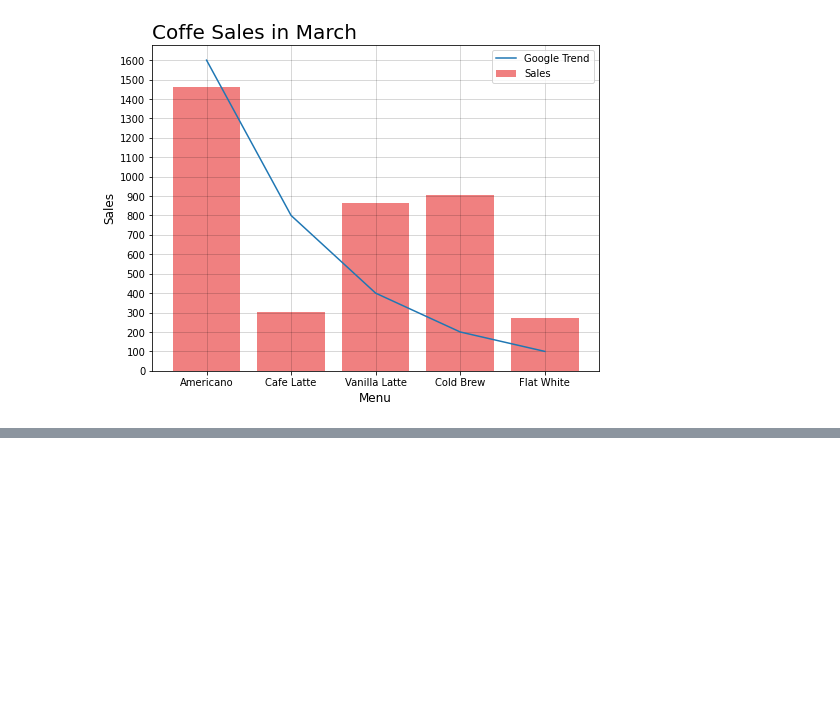
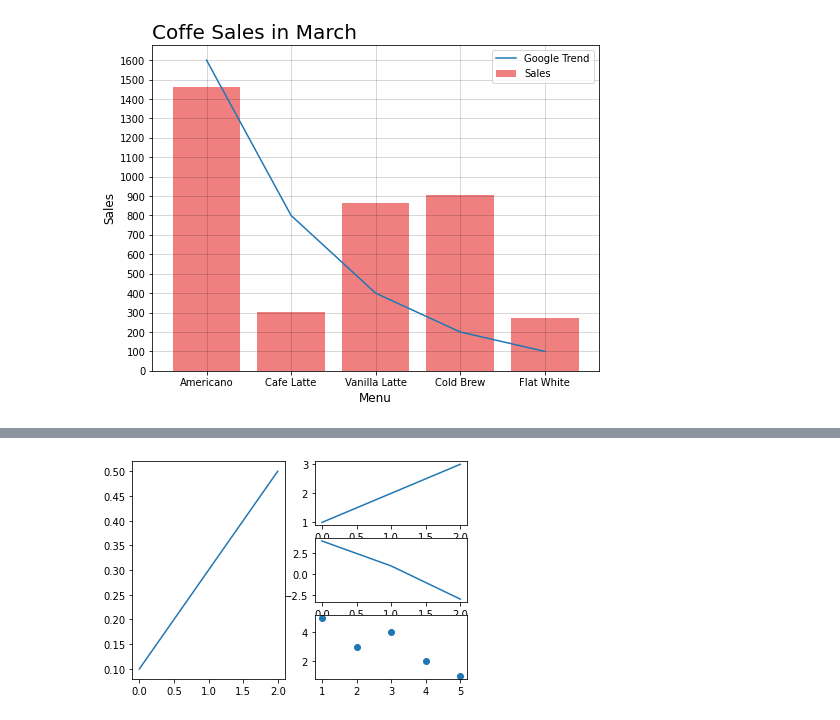
Before and after one commit to yeonseocho/machine-learning-and-python, a Jupyter notebook: basic python/시각화 라이브러리.ipynb, the cells around one changed output, grey strips where cells are left out. Saved outputs shown, nothing was run; the diff lists cells and outputs as text; code cells hidden in the pictures; blank space fills up the shorter version.

```diff
--- a/basic python/시각화 라이브러리.ipynb
+++ b/basic python/시각화 라이브러리.ipynb
@@ -47,0 +60,22 @@ plt.show()
+# %%
+#subplot을 이용하여 여러 개의 plot을 한번에 그립니다.
+#subplot()을 이용하여 여러개의 ploit을 하나의 figure에 출력할 수 있다.
+
+
+#plt.figure()
+#plt.subplot(2,1,1)
+#plt.subplot(2,1,2)
+#plt.subplot(2,2,3)
+#plt.subplot(2,2,4)
+plt.subplot(1,2,1)
+plt.plot([0.1,0.3,0.5])
+plt.subplot(3,2,2)
+plt.plot([1,2,3])
+plt.subplot(3,2,4)
+plt.plot([4,1,-3])
+plt.subplot(3,2,6)
+plt.scatter([1,2,3,4,5],[5,3,4,2,1])
+#
+plt.show()
+# %% [output]
+[figure, added]
```
Also changed, not shown: parts of 1 cell of this notebook.
